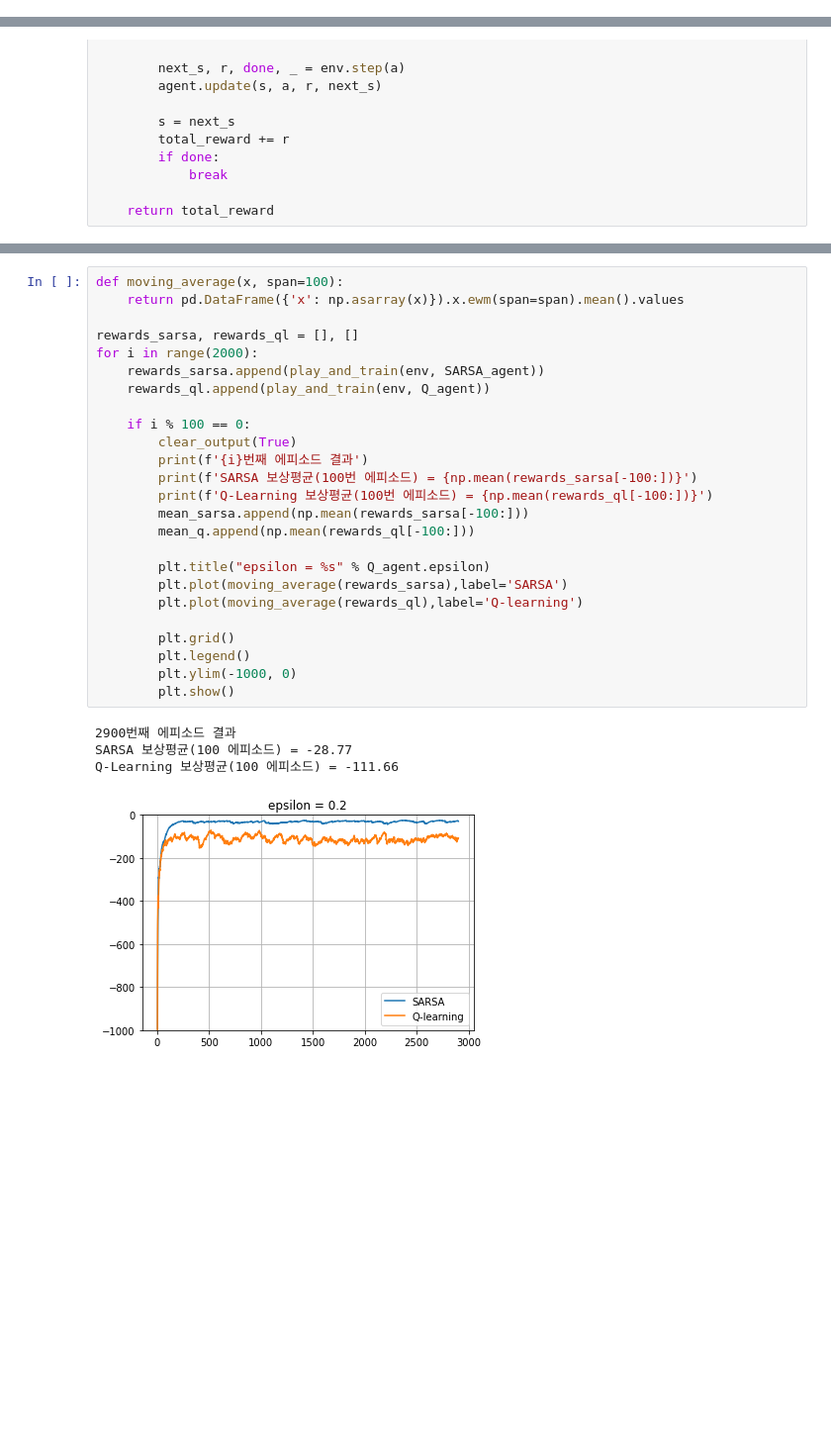
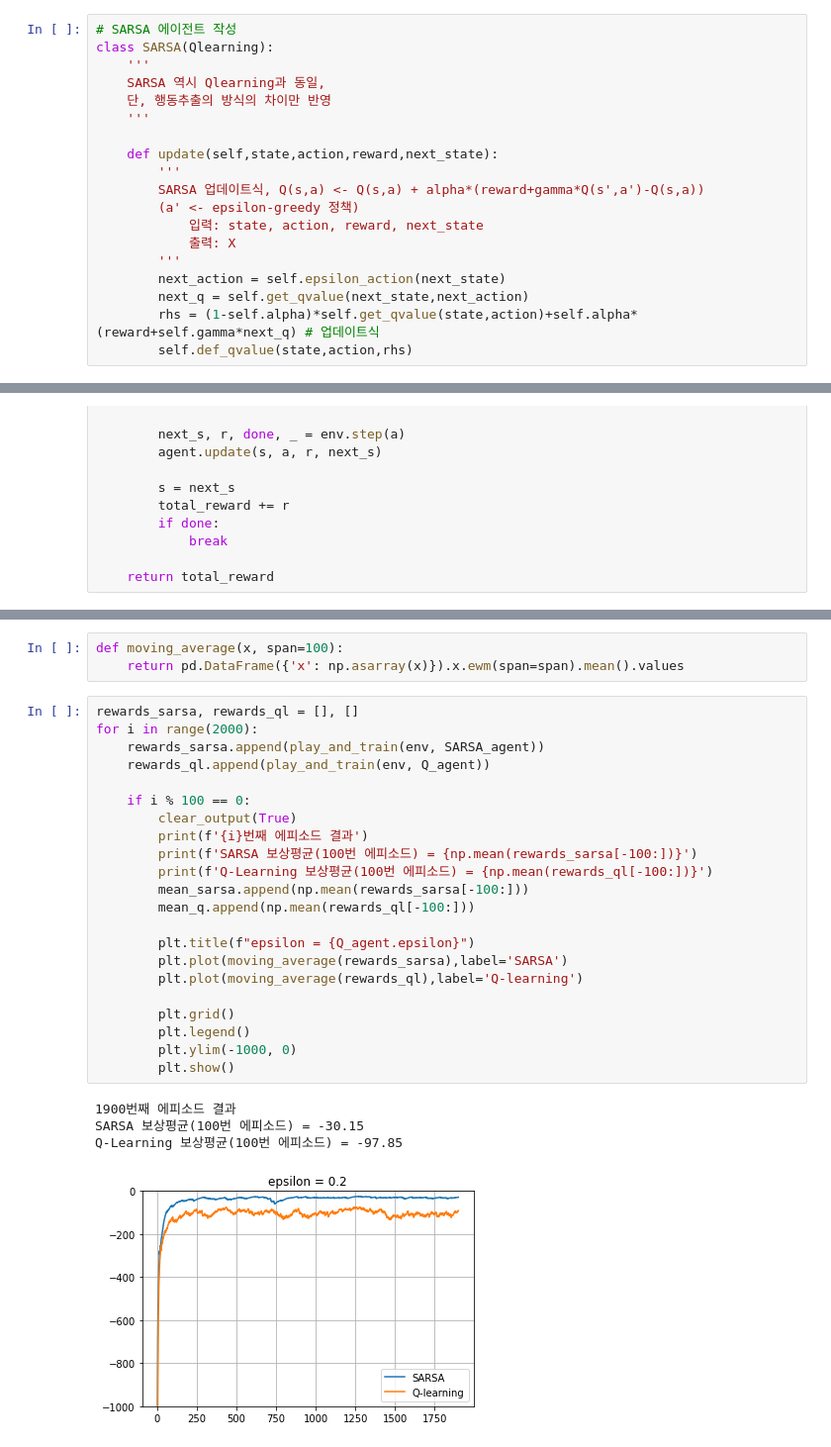
Before and after one commit to bjpublic/Reinforcement_learning, a Jupyter notebook: Chapter04/4장_절벽걷기_Qlearning_vs_SARSA.ipynb, the cells around one changed output, grey strips where cells are left out. Shown at 99% size. Drawn from its saved outputs; the diff is of its cells as text; blank space fills up the shorter version.

```diff
--- a/Chapter04/4장_절벽걷기_Qlearning_vs_SARSA.ipynb
+++ b/Chapter04/4장_절벽걷기_Qlearning_vs_SARSA.ipynb
@@ -250,3 +173,22 @@ class SARSA:
+# %%
+# SARSA 에이전트 작성
+class SARSA(Qlearning):
+    '''
+    SARSA 역시 Qlearning과 동일,
+    단, 행동추출의 방식의 차이만 반영
+    '''
+
+    def update(self,state,action,reward,next_state):
+        '''
+        SARSA 업데이트식, Q(s,a) <- Q(s,a) + alpha*(reward+gamma*Q(s',a')-Q(s,a))
+        (a' <- epsilon-greedy 정책)
+            입력: state, action, reward, next_state
+            출력: X
+        '''
+        next_action = self.epsilon_action(next_state)
+        next_q = self.get_qvalue(next_state,next_action)
+        rhs = (1-self.alpha)*self.get_qvalue(state,action)+self.alpha*(reward+self.gamma*next_q) # 업데이트식
+        self.def_qvalue(state,action,rhs)
 # %%
 def play_and_train(env, agent, t_max=10**4):
     '''
@@ -279,32 +221,32 @@ n_actions = env.action_space.n
 Q_agent = Qlearning(lambda s: range(n_actions))
 SARSA_agent = SARSA(lambda s: range(n_actions))
+# %%
+def moving_average(x, span=100):
+    return pd.DataFrame({'x': np.asarray(x)}).x.ewm(span=span).mean().values
 # %%
-def moving_average(x, span=100):
-    return pd.DataFrame({'x': np.asarray(x)}).x.ewm(span=span).mean().values
-
 rewards_sarsa, rewards_ql = [], []
 for i in range(2000):
     rewards_sarsa.append(play_and_train(env, SARSA_agent))
     rewards_ql.append(play_and_train(env, Q_agent))
 
     if i % 100 == 0:
         clear_output(True)
         print(f'{i}번째 에피소드 결과')
         print(f'SARSA 보상평균(100번 에피소드) = {np.mean(rewards_sarsa[-100:])}')
         print(f'Q-Learning 보상평균(100번 에피소드) = {np.mean(rewards_ql[-100:])}')
         mean_sarsa.append(np.mean(rewards_sarsa[-100:]))
         mean_q.append(np.mean(rewards_ql[-100:]))
 
-        plt.title("epsilon = %s" % Q_agent.epsilon)
+        plt.title(f"epsilon = {Q_agent.epsilon}")
         plt.plot(moving_average(rewards_sarsa),label='SARSA')
         plt.plot(moving_average(rewards_ql),label='Q-learning')
 
         plt.grid()
         plt.legend()
         plt.ylim(-1000, 0)
         plt.show()
 # %% [output]
-2900번째 에피소드 결과
-SARSA 보상평균(100 에피소드) = -28.77
-Q-Learning 보상평균(100 에피소드) = -111.66
+1900번째 에피소드 결과
+SARSA 보상평균(100번 에피소드) = -30.15
+Q-Learning 보상평균(100번 에피소드) = -97.85
-[figure, old version]
+[figure, new version]
```
Also changed, not shown: parts of 13 cells of this notebook.
